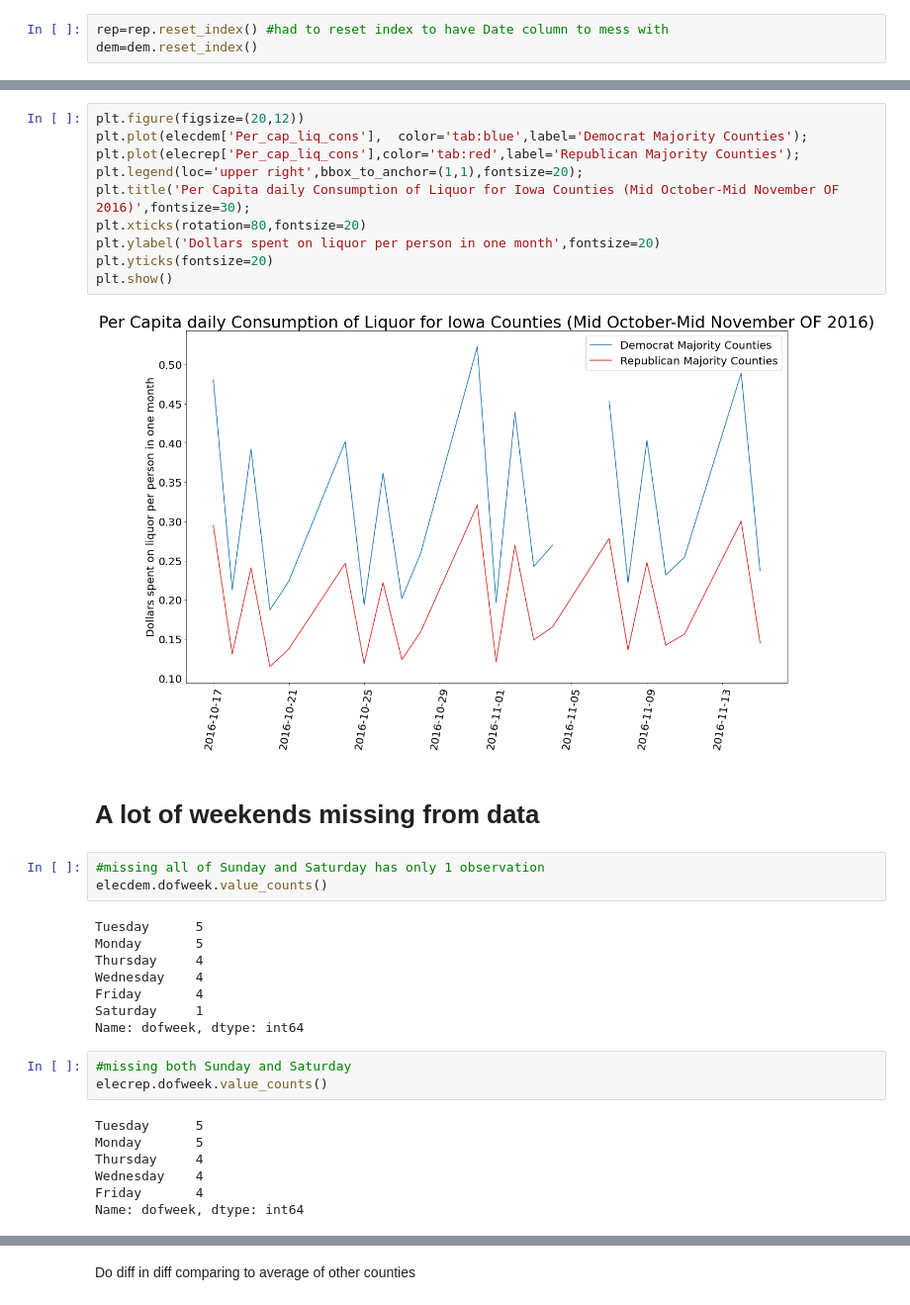
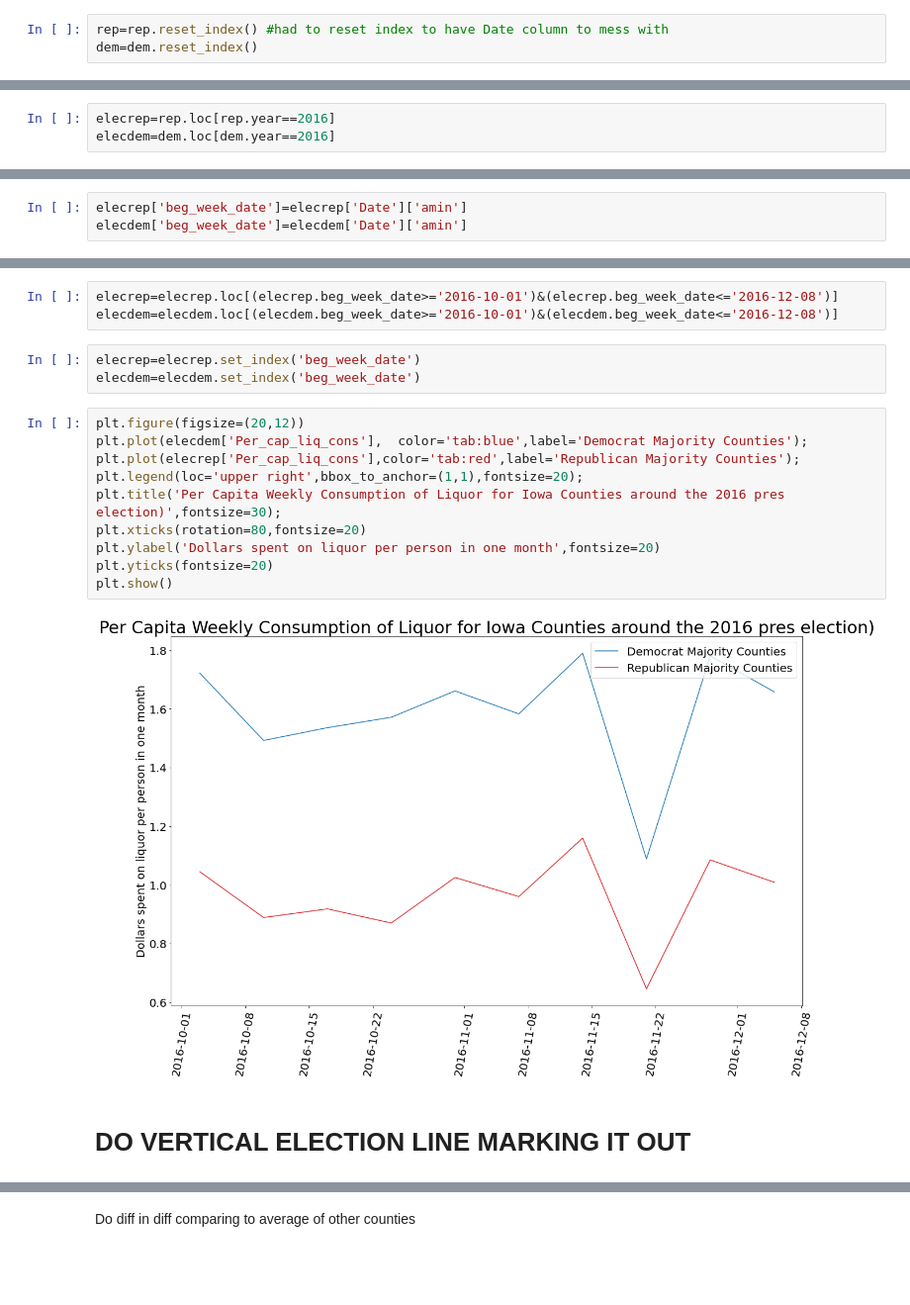
Before and after one commit to kekstrom/ACE592_group, a Jupyter notebook: Iowa Liquor Data Vis.ipynb, the cells around one changed output, grey strips where cells are left out. Shown at 99% size. Saved outputs shown, nothing was run; the diff lists cells and outputs as text; blank space fills up the shorter version.

Commit message:
Cleaned up data vis. It is currently messy. I apologize but I will be back.

```diff
--- a/Iowa Liquor Data Vis.ipynb
+++ b/Iowa Liquor Data Vis.ipynb
@@ -161,0 +173,3 @@ elecrep=elecrep.set_index('Date')
+# %%
+elecrep=rep.loc[rep.year==2016]
+elecdem=dem.loc[dem.year==2016]
@@ -161,0 +183,3 @@ elecrep=elecrep.set_index('Date')
+# %%
+elecrep['beg_week_date']=elecrep['Date']['amin']
+elecdem['beg_week_date']=elecdem['Date']['amin']
@@ -162,36 +197,21 @@ elecrep=elecrep.set_index('Date')
+# %%
+elecrep=elecrep.loc[(elecrep.beg_week_date>='2016-10-01')&(elecrep.beg_week_date<='2016-12-08')]
+elecdem=elecdem.loc[(elecdem.beg_week_date>='2016-10-01')&(elecdem.beg_week_date<='2016-12-08')]
+# %%
+elecrep=elecrep.set_index('beg_week_date')
+elecdem=elecdem.set_index('beg_week_date')
 # %%
 plt.figure(figsize=(20,12))
 plt.plot(elecdem['Per_cap_liq_cons'],  color='tab:blue',label='Democrat Majority Counties');
 plt.plot(elecrep['Per_cap_liq_cons'],color='tab:red',label='Republican Majority Counties');
 plt.legend(loc='upper right',bbox_to_anchor=(1,1),fontsize=20);
-plt.title('Per Capita daily Consumption of Liquor for Iowa Counties (Mid October-Mid November OF 2016)',fontsize=30);
+plt.title('Per Capita Weekly Consumption of Liquor for Iowa Counties around the 2016 pres election)',fontsize=30);
 plt.xticks(rotation=80,fontsize=20)
 plt.ylabel('Dollars spent on liquor per person in one month',fontsize=20)
 plt.yticks(fontsize=20)
 plt.show()
 # %% [output]
-[figure, old version]
+[figure, new version]
-# %% [markdown]
-# A lot of weekends missing from data
-# %%
-#missing all of Sunday and Saturday has only 1 observation
-elecdem.dofweek.value_counts()
-# %% [output]
-Tuesday      5
-Monday       5
-Thursday     4
-Wednesday    4
-Friday       4
-Saturday     1
-Name: dofweek, dtype: int64
-# %%
-#missing both Sunday and Saturday
-elecrep.dofweek.value_counts()
-# %% [output]
-Tuesday      5
-Monday       5
-Thursday     4
-Wednesday    4
-Friday       4
-Name: dofweek, dtype: int64
+# %% [markdown]
+# DO VERTICAL ELECTION LINE MARKING IT OUT
 # %% [markdown]
```
Also changed, not shown: parts of 26 cells of this notebook.
